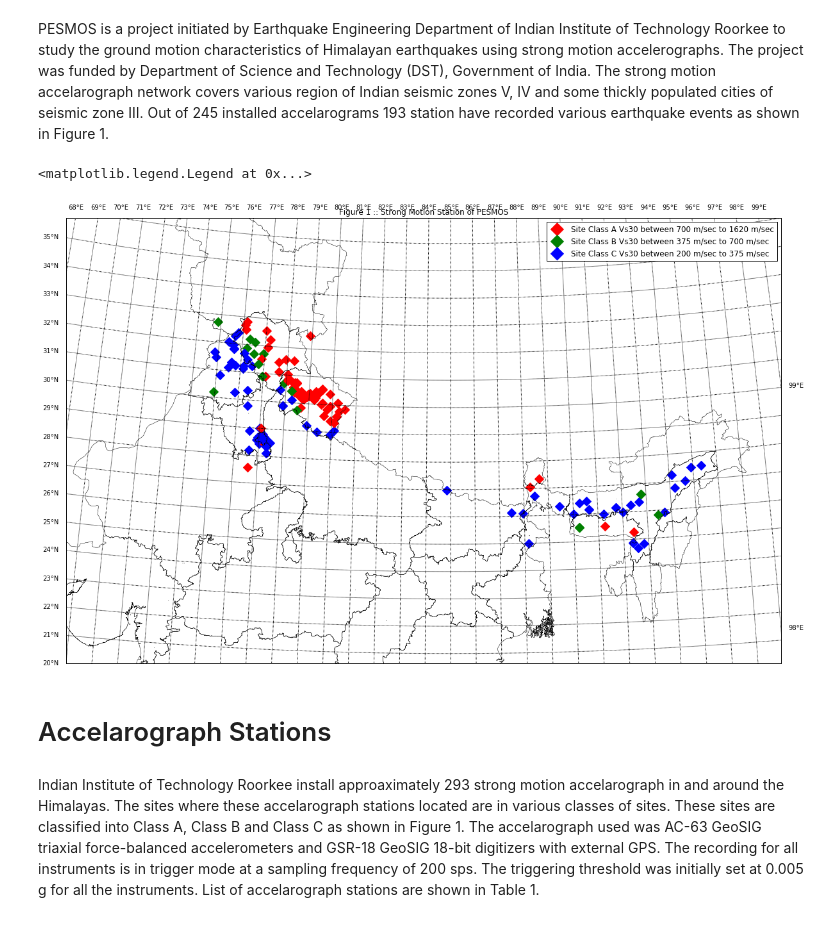
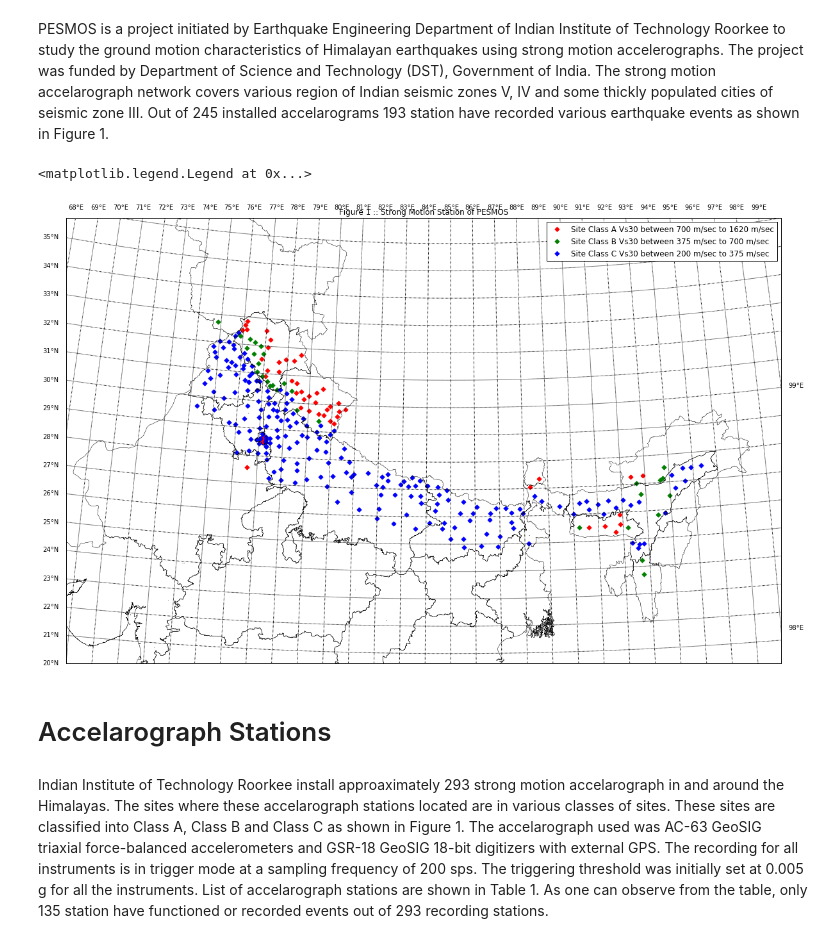
Before and after one commit to anismhd/Pesmos, a Jupyter notebook: README.ipynb, the cells around one changed output. Saved outputs shown, nothing was run; the diff lists cells and outputs as text; code cells hidden in the pictures.

Commit message:
Bug found:: The station code used in pesmos record file were dupilcated or repeated, Fix:: Used Actual Station Data Provided in the website

```diff
--- a/README.ipynb
+++ b/README.ipynb
@@ -7,7 +7,7 @@ pd.set_option('display.max_rows', None)
 # %%
 station_data_from_file = pickle.load( open( "station_data_from_file.pickle", "rb" ) )
 pesmos_stations_final_pd = pickle.load( open( "pesmos_stations_final_pd.pickle", "rb" ) )
-pesmos_stations_final_pd = pesmos_stations_final_pd.set_index('No')
+pesmos_stations = pickle.load( open( "pesmos_stations.pickle", "rb" ) )
 # %% [markdown]
 # Introduction
 # %% [markdown]
@@ -15,23 +15,20 @@ PESMOS is a project initiated by Earthquake Engineering Department of Indian Ins
 # %%
 station_color = {'A':'r','B':'g', 'C':'b', 'D':'y'}
 m = india_basemap('./')
-for station in station_data_from_file:
-    site_cls = station_data_from_file[station]['Site Class'][0]
-    if '200' in station_data_from_file[station]['Site Class']:
-        site_cls = 'C'
-    m.scatter([station_data_from_file[station]['Longitude']],[station_data_from_file[station]['Latitude']],\
-              s=100,latlon=True,marker='D',color=station_color[site_cls])
-m.scatter([0],[0], s=200,latlon=True,marker='D',color='r', label='Site Class A Vs30 between 700 m/sec to 1620 m/sec')
-m.scatter([0],[0], s=200,latlon=True,marker='D',color='g', label='Site Class B Vs30 between 375 m/sec to 700 m/sec')
-m.scatter([0],[0], s=200,latlon=True,marker='D',color='b', label='Site Class C Vs30 between 200 m/sec to 375 m/sec')
+for station in pesmos_stations:
+    m.scatter([pesmos_stations[station]['Longitude']],[pesmos_stations[station]['Latitude']],\
+              s=25,latlon=True,marker='D',color= station_color[pesmos_stations[station]['Site class']] )
+m.scatter([0],[0], s=25,latlon=True,marker='D',color='r', label='Site Class A Vs30 between 700 m/sec to 1620 m/sec')
+m.scatter([0],[0], s=25,latlon=True,marker='D',color='g', label='Site Class B Vs30 between 375 m/sec to 700 m/sec')
+m.scatter([0],[0], s=25,latlon=True,marker='D',color='b', label='Site Class C Vs30 between 200 m/sec to 375 m/sec')
 title('Figure 1 :: Strong Motion Station of PESMOS')
 legend(scatterpoints=1)
 # %% [output]
 <matplotlib.legend.Legend at 0x...>
-[figure, old version]
+[figure, new version]
 # %% [markdown]
 # Accelarograph Stations
 # %% [markdown]
-Indian Institute of Technology Roorkee install approaximately 293 strong motion accelarograph in and around the Himalayas. The sites where these accelarograph stations located are in various classes of sites. These sites are classified into Class A, Class B and Class C as shown in Figure 1. The accelarograph used was AC-63 GeoSIG triaxial force-balanced accelerometers and GSR-18 GeoSIG  18-bit  digitizers  with  external  GPS. The recording for all instruments is in trigger mode at a sampling frequency of 200 sps. The triggering threshold was initially set at 0.005 g for all the instruments. List of accelarograph stations are shown in Table 1.
+Indian Institute of Technology Roorkee install approaximately 293 strong motion accelarograph in and around the Himalayas. The sites where these accelarograph stations located are in various classes of sites. These sites are classified into Class A, Class B and Class C as shown in Figure 1. The accelarograph used was AC-63 GeoSIG triaxial force-balanced accelerometers and GSR-18 GeoSIG  18-bit  digitizers  with  external  GPS. The recording for all instruments is in trigger mode at a sampling frequency of 200 sps. The triggering threshold was initially set at 0.005 g for all the instruments. List of accelarograph stations are shown in Table 1. As one can observe from the table, only 135 station have functioned or recorded events out of 293 recording stations.
 # %%
 print "Table 1 : List of PESMOS Stations"
```
Also changed, not shown: parts of 2 cells of this notebook.
